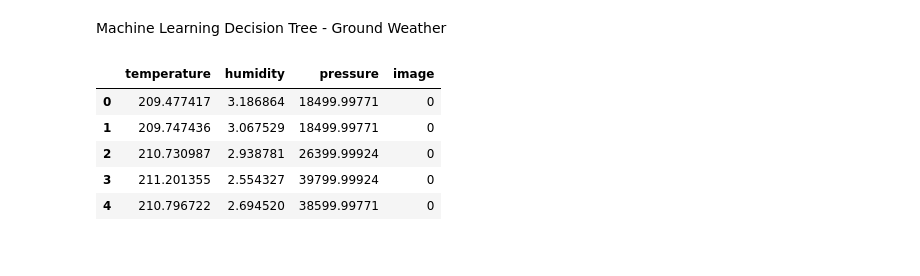
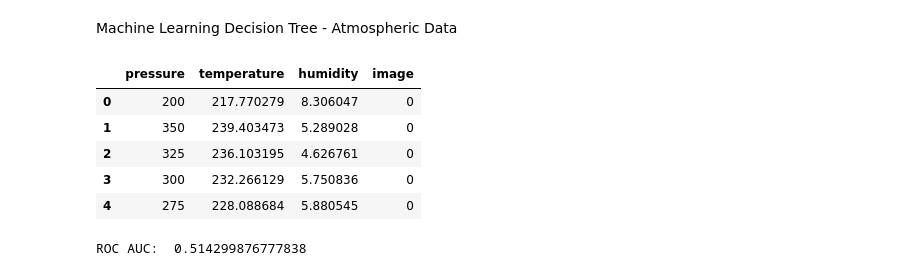
Before and after one commit to Fraolabebe/Team-SkySci-Analytics, a Jupyter notebook: ML Application and Analysis/ML atmospheric analysis/Atmospheric Weather Data Decision Tree.ipynb, the cells around one changed output. Cells and saved outputs as stored; diff of their text form; code cells hidden in the pictures.

```diff
--- a/ML Application and Analysis/ML atmospheric analysis/Atmospheric Weather Data Decision Tree.ipynb
+++ b/ML Application and Analysis/ML atmospheric analysis/Atmospheric Weather Data Decision Tree.ipynb
@@ -1,5 +1,5 @@
 # %% [markdown]
-Machine Learning Decision Tree - Ground Weather
+Machine Learning Decision Tree - Atmospheric Data
 # %%
 #import libraries
 import numpy as np
@@ -17,14 +19,15 @@ from sklearn.metrics import confusion_matrix
 # %%
 #read atmospheric weather csv file
 a_data = pd.read_csv('atmospheric_weather_preprocessed.csv')
+b_data = pd.read_csv('SAGEMAKER_atmospheric.csv')
 a_data.head()
 # %% [output]
-|  | temperature | humidity | pressure | image |
-| 0 | 209.477417 | 3.186864 | 18499.99771 | 0 |
-| 1 | 209.747436 | 3.067529 | 18499.99771 | 0 |
-| 2 | 210.730987 | 2.938781 | 26399.99924 | 0 |
-| 3 | 211.201355 | 2.554327 | 39799.99924 | 0 |
-| 4 | 210.796722 | 2.694520 | 38599.99771 | 0 |
+|  | pressure | temperature | humidity | image |
+| 0 | 200 | 217.770279 | 8.306047 | 0 |
+| 1 | 350 | 239.403473 | 5.289028 | 0 |
+| 2 | 325 | 236.103195 | 4.626761 | 0 |
+| 3 | 300 | 232.266129 | 5.750836 | 0 |
+| 4 | 275 | 228.088684 | 5.880545 | 0 |
 # %%
 #identify variables
 X = np.array(a_data.iloc[:,0:3])
@@ -37,3 +40,10 @@ X_train, X_test, Y_train, Y_test = train_test_split(X, Y, test_size=.20)
 a_dt_c = tree.DecisionTreeClassifier()
 a_dt_c.fit(X_train, Y_train)
 pred = a_dt_c.predict(X_test)
+# %%
+false_positive_rate, true_positive_rate, thresholds = roc_curve(Y_test,pred)
+
+roc_auc = auc(false_positive_rate, true_positive_rate)
+print('ROC AUC: ', roc_auc)
+# %% [output]
+ROC AUC:  0.514299876777838
```
Also changed, not shown: parts of 15 cells of this notebook, 1 other file.
